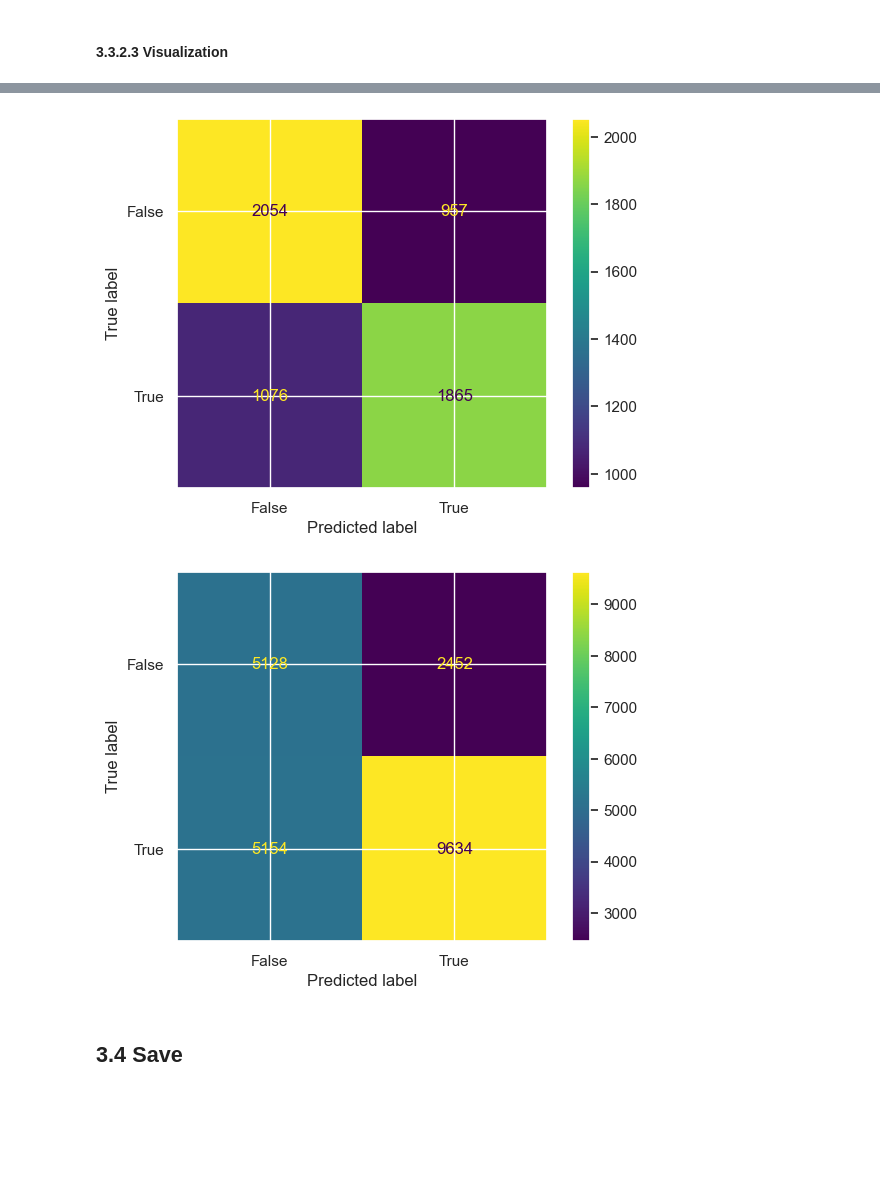
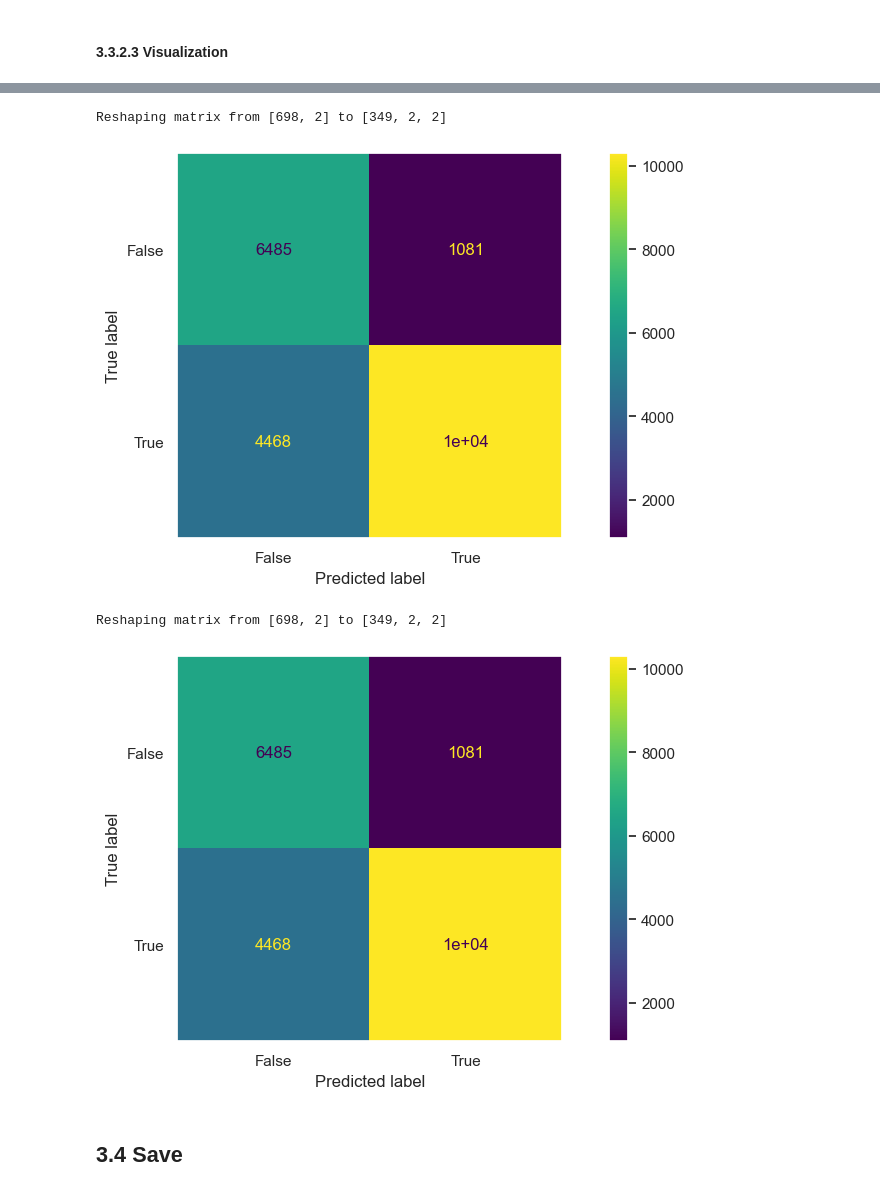
Before and after one commit to up4472/upolanc-thesis, a Jupyter notebook: notebook/nbp14-pipeline.ipynb, the cells around one changed output, grey strips where cells are left out. Saved outputs shown, nothing was run; the diff lists cells and outputs as text; code cells hidden in the pictures; blank space fills up the shorter version.

```diff
--- a/notebook/nbp14-pipeline.ipynb
+++ b/notebook/nbp14-pipeline.ipynb
@@ -261,7 +263,7 @@ CONFIG = {
 	'core/random'             : None,
 	'core/rootdir'            : ROOT,
 	'core/verbose'            : VERBOSE,
-	'core/plots'              : 5,
+	'core/plots'              : 1,
 	'dataset/expanddim'       : 0,
 	'dataset/sequence/start'  : SEQUENCE_START,
 	'dataset/sequence/end'    : SEQUENCE_END,
@@ -877,23 +911,27 @@ Accuracy : [ 0.62500]
 # %%
 # Plot confusion matrix
 
 if CONFIG['model/mode'] == 'classification' :
 	cnn_plot.plot_confusion_matrix(
-		report   = report_keep,
-		filename = os.path.join(OUT_PLOT1, model.__name__ + '-keep')
+		report   = report_full,
+		filename = os.path.join(OUT_PLOT1, model.__name__ + '-full'),
+		figsize  = (12, 5)
 	)
 # %% [output]
+Reshaping matrix from [698, 2] to [349, 2, 2]
-[figure, old version]
+[figure, new version]
 # %%
 # Plot confusion matrix
 
 if CONFIG['model/mode'] == 'classification' :
 	cnn_plot.plot_confusion_matrix(
 		report   = report_full,
-		filename = os.path.join(OUT_PLOT1, model.__name__ + '-full')
+		filename = os.path.join(OUT_PLOT1, model.__name__ + '-full'),
+		figsize  = (12, 5)
 	)
 # %% [output]
+Reshaping matrix from [698, 2] to [349, 2, 2]
-[figure, old version]
+[figure, new version]
 # %%
 # Display prediction error per group
 
```
Also changed, not shown: parts of 42 cells of this notebook, 17 other files.
